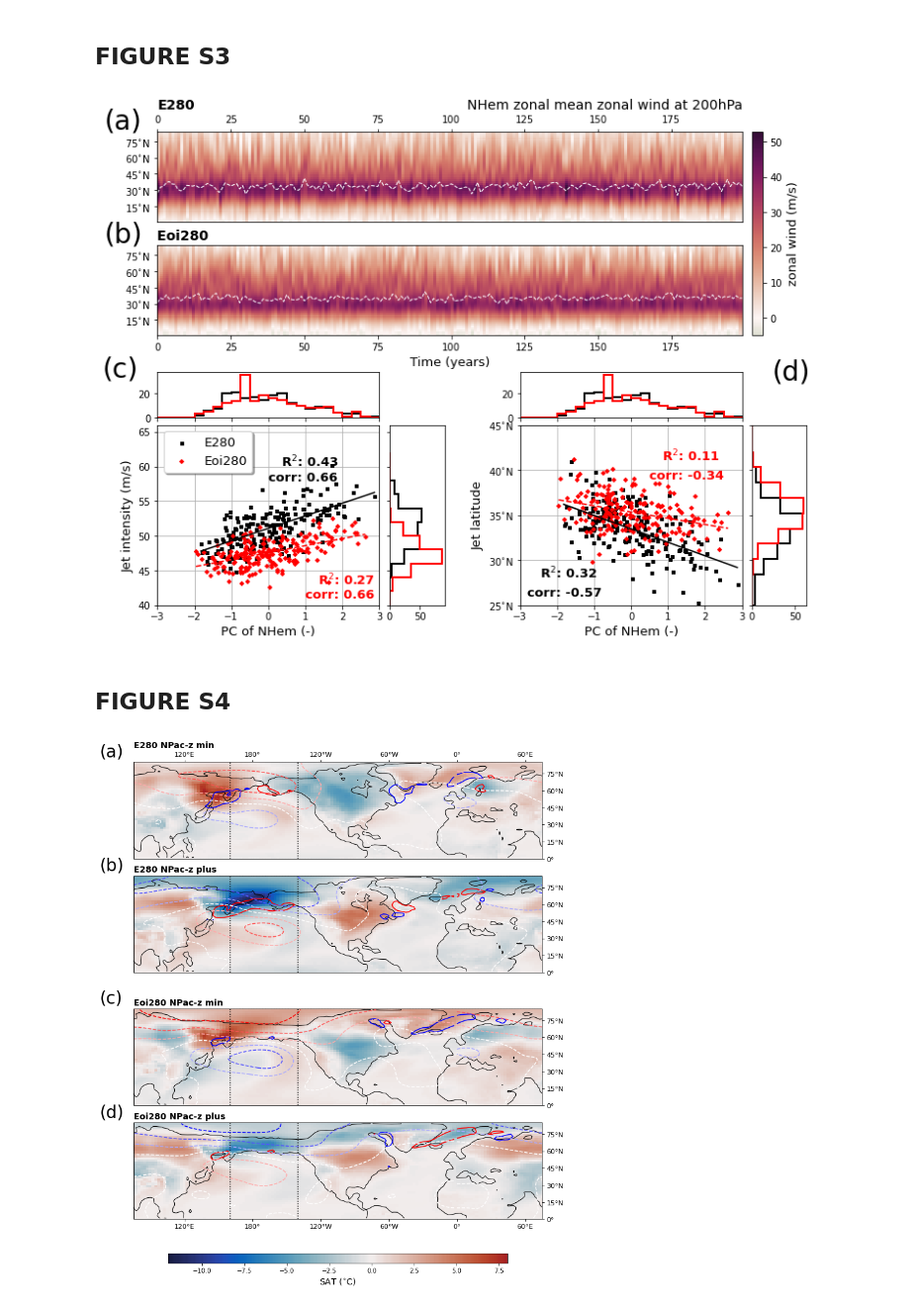
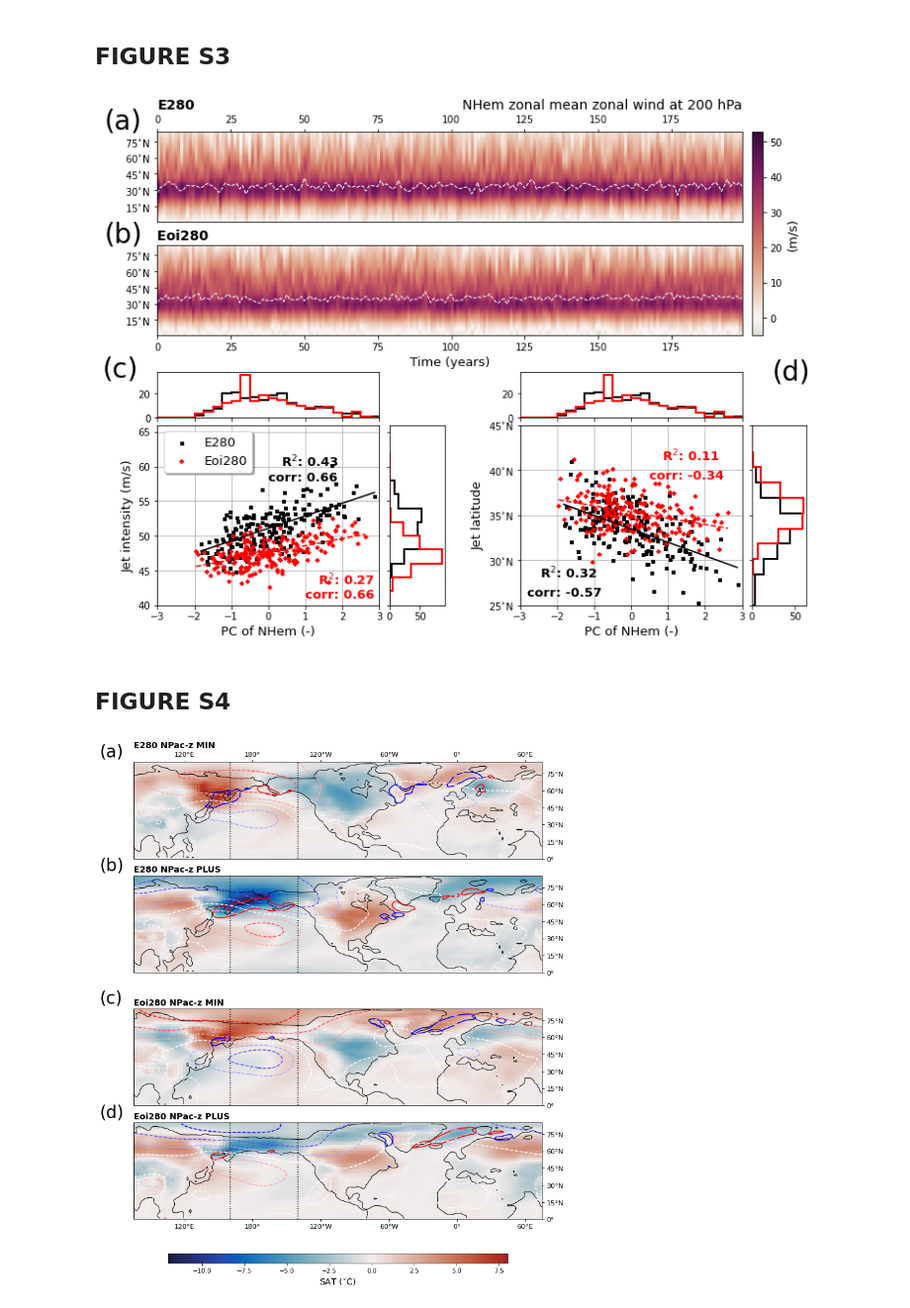
Before and after one commit to arthuroldeman/midpliocene-nam, a Jupyter notebook: Paper_Figures.ipynb, the cells around one changed output. Shown at 99% size. Saved outputs shown, nothing was run; the diff lists cells and outputs as text; code cells hidden in the pictures.

```diff
--- a/Paper_Figures.ipynb
+++ b/Paper_Figures.ipynb
@@ -1035,7 +1035,7 @@ ax.set_yticks(lats); ax.set_yticklabels(latlabels); #ax.set_ylabel('Latitude');
 ax.tick_params(labelbottom=False, labeltop=True, labelleft=True, labelright=False, bottom=False, top=True, left=True, right=False)
 ax.xaxis.set_label_position("top")
 ax.set_title('E280', fontsize=14, loc='left', fontweight='bold')
-ax.set_title('zonal mean zonal wind at 200hPa between 160E - 220E', fontsize=14, loc='right');
+ax.set_title('zonal mean zonal wind at 200 hPa between 160$^{\circ}$E - 220$^{\circ}$E', fontsize=14, loc='right');
 
 ax.text(-18, 87, '(a)', fontsize=28)
 
@@ -1058,7 +1058,7 @@ norm = matplotlib.colors.Normalize(vmin=vmin, vmax =vmax)
 colors = cmap1(np.linspace((vmin-vmin_old)/(vmax_old-vmin_old), (vmax-vmin_old)/(vmax_old-vmin_old), cmap1.N))
 cmap1_ = matplotlib.colors.LinearSegmentedColormap.from_list('cmo.curl', colors)
 
-cbar = matplotlib.colorbar.ColorbarBase(ax, cmap=cmap1_, norm=norm); cbar.set_label('zonal wind (m/s)', fontsize=13);
+cbar = matplotlib.colorbar.ColorbarBase(ax, cmap=cmap1_, norm=norm); cbar.set_label('(m/s)', fontsize=13);
 
 #####################################################################################################################################################################
 
@@ -1071,7 +1071,7 @@ binsx = np.arange(-3, 3.25, 0.25); binsy = np.arange(20, 83, 3)
 scatter_hist(npaca1, maxu1, ax_histx, ax_histy, binsx, binsy, 'k')
 scatter_hist(npaca3, maxu3, ax_histx, ax_histy, binsx, binsy, mP_color)
 
-# ax.set_xlim([-3,3]); ax.set_ylim([20,80]);
+ax.set_xlim([-3,3]); ax.set_ylim([20,80]);
 ax.set_ylabel('Jet intensity (m/s)', fontsize=13); ax.set_xlabel('PC of NPac-a (-)', fontsize=13)
 ax.legend(fontsize=13, shadow=True)
 
@@ -1102,7 +1102,7 @@ binsx = np.arange(-3, 3.25, 0.25); binsy = np.arange(20, 67.5, 2.5)
 scatter_hist(npacz1, latu1, ax_histx, ax_histy, binsx, binsy, 'k')
 scatter_hist(npacz3, latu3, ax_histx, ax_histy, binsx, binsy, mP_color)
 
-# ax.set_xlim([-3,3]); ax.set_ylim([20, 65]);
+ax.set_xlim([-3,3]); ax.set_ylim([20, 65]);
 ax.set_yticks(lats2); ax.set_yticklabels(latlabels2);
 ax.set_ylabel('Jet latitude', fontsize=13); ax.set_xlabel('PC of NPac-z (-)', fontsize=13)
 
@@ -1122,5 +1122,5 @@ ax.text(0.5, 46, f'corr: {np.round(np.corrcoef(npacz3, latu3)[0,1],2)}', fontsiz
 
 ax.text(3.8, 73, '(d)', fontsize=28)
 
-# plt.savefig('200years/figures/FIGURE8_raw.png', dpi=300)
+plt.savefig('200years/figures/FIGURE8_raw.png', dpi=300)
 # %% [output]
@@ -1490,7 +1489,7 @@ ax.set_yticks(lats); ax.set_yticklabels(latlabels); #ax.set_ylabel('Latitude');
 ax.tick_params(labelbottom=False, labeltop=True, labelleft=True, labelright=False, bottom=False, top=True, left=True, right=False)
 ax.xaxis.set_label_position("top")
 ax.set_title('E280', fontsize=14, loc='left', fontweight='bold')
-ax.set_title('NHem zonal mean zonal wind at 200hPa', fontsize=14, loc='right');
+ax.set_title('NHem zonal mean zonal wind at 200 hPa', fontsize=14, loc='right');
 
 ax.text(-18, 87, '(a)', fontsize=28)
 
@@ -1513,7 +1512,7 @@ norm = matplotlib.colors.Normalize(vmin=vmin, vmax =vmax)
 colors = cmap1(np.linspace((vmin-vmin_old)/(vmax_old-vmin_old), (vmax-vmin_old)/(vmax_old-vmin_old), cmap1.N))
 cmap1_ = matplotlib.colors.LinearSegmentedColormap.from_list('cmo.curl', colors)
 
-cbar = matplotlib.colorbar.ColorbarBase(ax, cmap=cmap1_, norm=norm); cbar.set_label('zonal wind (m/s)', fontsize=13);
+cbar = matplotlib.colorbar.ColorbarBase(ax, cmap=cmap1_, norm=norm); cbar.set_label('(m/s)', fontsize=13);
 
 #####################################################################################################################################################################
 
@@ -1580,7 +1579,7 @@ ax.text(3.8, 50, '(d)', fontsize=28)
 
 plt.savefig('200years/figures/FIGURES3_raw.png', dpi=300)
 # %% [output]
-[figure, old version]
+[figure, new version]
 # %% [markdown]
 ## FIGURE S4
 # %%
@@ -1614,7 +1613,7 @@ ax.contour(lfnh.lon, lfnh.lat, lfnh.sel(exp=1).landfrac, linewidths = 1., levels
 ax.plot([lonslice[0], lonslice[0]],[0,85], 'k:', transform = ccrs.PlateCarree(),zorder=1); ax.plot([lonslice[1], lonslice[1]],[0,85], 'k:', transform = ccrs.PlateCarree(),zorder=1)
 ice1_min_.plot.contour(ax=ax, transform = ccrs.PlateCarree(), levels = [-0.03, 0.03], colors=['b', 'r'], linestyles='-')
 p1_min_.plot.contour(ax=ax, transform = ccrs.PlateCarree(), levels = slplevs, cmap='bwr', linestyles='--')
-ax.set_title('E280 NPac-z min', loc='left', fontsize=14, fontweight='bold'); ax.set_title('')
+ax.set_title('E280 NPac-z MIN', loc='left', fontsize=14, fontweight='bold'); ax.set_title('')
 
 lat_ticks(ax,'NH2');  ax.yaxis.tick_right(); lon_ticks(ax, 'top')
 
@@ -1632,7 +1631,7 @@ ax.contour(lfnh.lon, lfnh.lat, lfnh.sel(exp=1).landfrac, linewidths = 1., levels
 ax.plot([lonslice[0], lonslice[0]],[0,85], 'k:', transform = ccrs.PlateCarree(),zorder=1); ax.plot([lonslice[1], lonslice[1]],[0,85], 'k:', transform = ccrs.PlateCarree(),zorder=1)
 ice1_plus_.plot.contour(ax=ax, transform = ccrs.PlateCarree(), levels = [-0.03, 0.03], colors=['b', 'r'], linestyles='-')
 p1_plus_.plot.contour(ax=ax, transform = ccrs.PlateCarree(), levels = slplevs, cmap='bwr', linestyles='--')
-ax.set_title('E280 NPac-z plus', loc='left', fontsize=14, fontweight='bold'); ax.set_title('')
+ax.set_title('E280 NPac-z PLUS', loc='left', fontsize=14, fontweight='bold'); ax.set_title('')
 
 lat_ticks(ax,'NH2');  ax.yaxis.tick_right();
 
@@ -1650,7 +1649,7 @@ ax.contour(lfnh.lon, lfnh.lat, lfnh.sel(exp=3).landfrac, linewidths = 1., levels
 ax.plot([lonslice[0], lonslice[0]],[0,85], 'k:', transform = ccrs.PlateCarree(),zorder=1); ax.plot([lonslice[1], lonslice[1]],[0,85], 'k:', transform = ccrs.PlateCarree(),zorder=1)
 ice3_min_.plot.contour(ax=ax, transform = ccrs.PlateCarree(), levels = [-0.03, 0.03], colors=['b', 'r'], linestyles='-')
 p3_min_.plot.contour(ax=ax, transform = ccrs.PlateCarree(), levels = slplevs, cmap='bwr', linestyles='--')
-ax.set_title('Eoi280 NPac-z min', loc='left', fontsize=14, fontweight='bold'); ax.set_title('')
+ax.set_title('Eoi280 NPac-z MIN', loc='left', fontsize=14, fontweight='bold'); ax.set_title('')
 
 lat_ticks(ax,'NH2');  ax.yaxis.tick_right();
 
@@ -1660,32 +1659,32 @@ ax.text(-210, 90, '(c)', fontsize = 28)
 
 ax = fig.add_subplot(spec[4,:], projection=ccrs.PlateCarree(central_longitude=clon))
 
 p3_plus_ = xr.DataArray(gaussian_filter(p3_plus, sigma=2), coords=p3_min.coords, dims=p3_min.dims)
 ice3_plus_ = xr.DataArray(gaussian_filter(ice3_plus, sigma=.5), coords=p3_min.coords, dims=p3_min.dims)
 
 t3_plus.plot(ax=ax, transform = ccrs.PlateCarree(), vmin=vmin, vmax=vmax, cmap = 'cmo.balance', add_colorbar=False   )
 ax.contour(lfnh.lon, lfnh.lat, lfnh.sel(exp=3).landfrac, linewidths = 1., levels=[lfnh.sel(exp=3).clevel], colors = 'k', transform=ccrs.PlateCarree())
 ax.plot([lonslice[0], lonslice[0]],[0,85], 'k:', transform = ccrs.PlateCarree(),zorder=1); ax.plot([lonslice[1], lonslice[1]],[0,85], 'k:', transform = ccrs.PlateCarree(),zorder=1)
 ice3_plus_.plot.contour(ax=ax, transform = ccrs.PlateCarree(), levels = [-0.03, 0.03], colors=['b', 'r'], linestyles='-')
 p3_plus_.plot.contour(ax=ax, transform = ccrs.PlateCarree(), levels = slplevs, cmap='bwr', linestyles='--')
-ax.set_title('Eoi280 NPac-z plus', loc='left', fontsize=14, fontweight='bold'); ax.set_title('')
+ax.set_title('Eoi280 NPac-z PLUS', loc='left', fontsize=14, fontweight='bold'); ax.set_title('')
 
 lat_ticks(ax,'NH2'); ax.yaxis.tick_right(); lon_ticks(ax, 'bottom')
 
 ax.text(-210, 90, '(d)', fontsize = 28)
 
 ax = fig.add_subplot(spec[6,1])
 
 cmap1 = plt.get_cmap('cmo.balance')
 vmin_old = vmin;  vmin_ = vmin  #minimum value to show on colobar
 vmax_old = vmax;  vmax_ = 8 #maximum value to show on colobar
 norm = matplotlib.colors.Normalize(vmin=vmin_, vmax =vmax_)
 colors = cmap1(np.linspace((vmin_-vmin_old)/(vmax_old-vmin_old), (vmax_-vmin_old)/(vmax_old-vmin_old), cmap1.N))
 cmap1_ = matplotlib.colors.LinearSegmentedColormap.from_list('cmo.balance', colors)
 
 cbar = matplotlib.colorbar.ColorbarBase(ax, cmap=cmap1_, norm=norm, orientation='horizontal'); cbar.set_label('SAT ($^{\circ}$C)', fontsize=14);
 
 # plt.savefig('200years/figures/FIGURE9_raw.pdf')
 plt.savefig('200years/figures/FIGURES4_raw.png', dpi=300)
 # %% [output]
-[figure, old version]
+[figure, new version]
```
Also changed, not shown: parts of 6 cells of this notebook.
